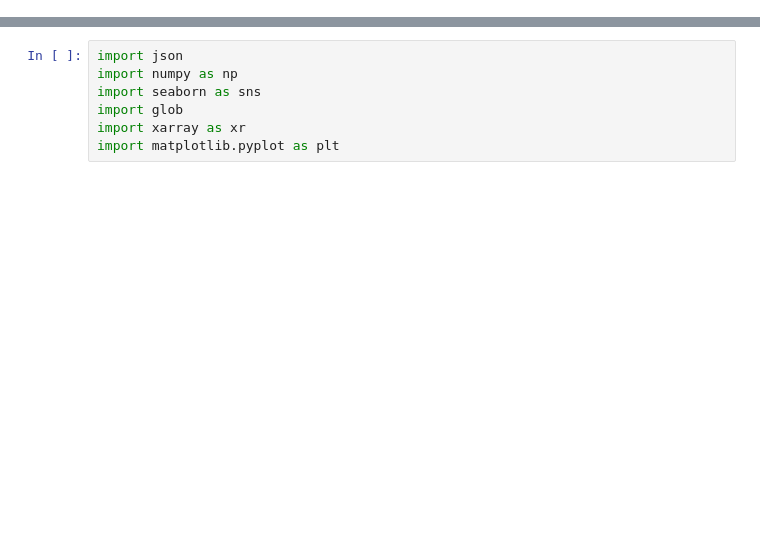
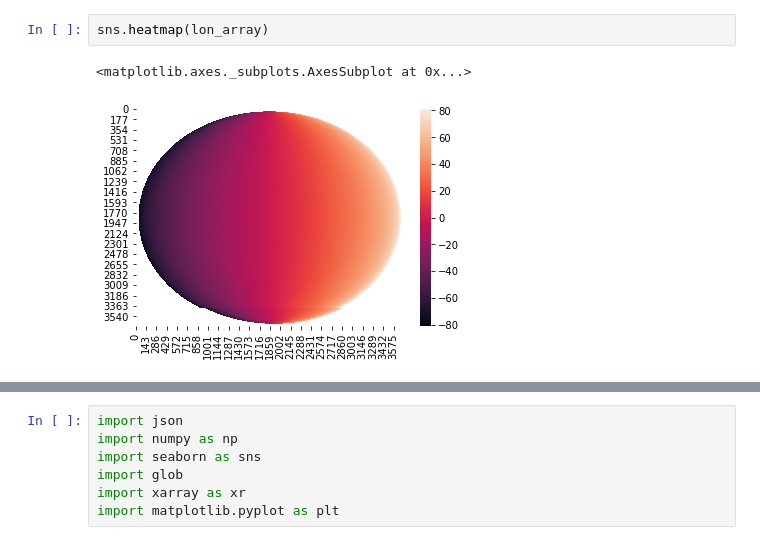
Before and after one commit to hannasv/ms, a Jupyter notebook: notebooks/reading/databasis_for_fractions.ipynb, the cells around one changed output, grey strips where cells are left out. Cells and saved outputs as stored; diff of their text form; blank space fills up the shorter version.

```diff
--- a/notebooks/reading/databasis_for_fractions.ipynb
+++ b/notebooks/reading/databasis_for_fractions.ipynb
@@ -2,0 +21,5 @@
+# %%
+sns.heatmap(lon_array)
+# %% [output]
+<matplotlib.axes._subplots.AxesSubplot at 0x...>
+[figure, added]
```
Also changed, not shown: parts of 43 cells of this notebook, 33 other files.
